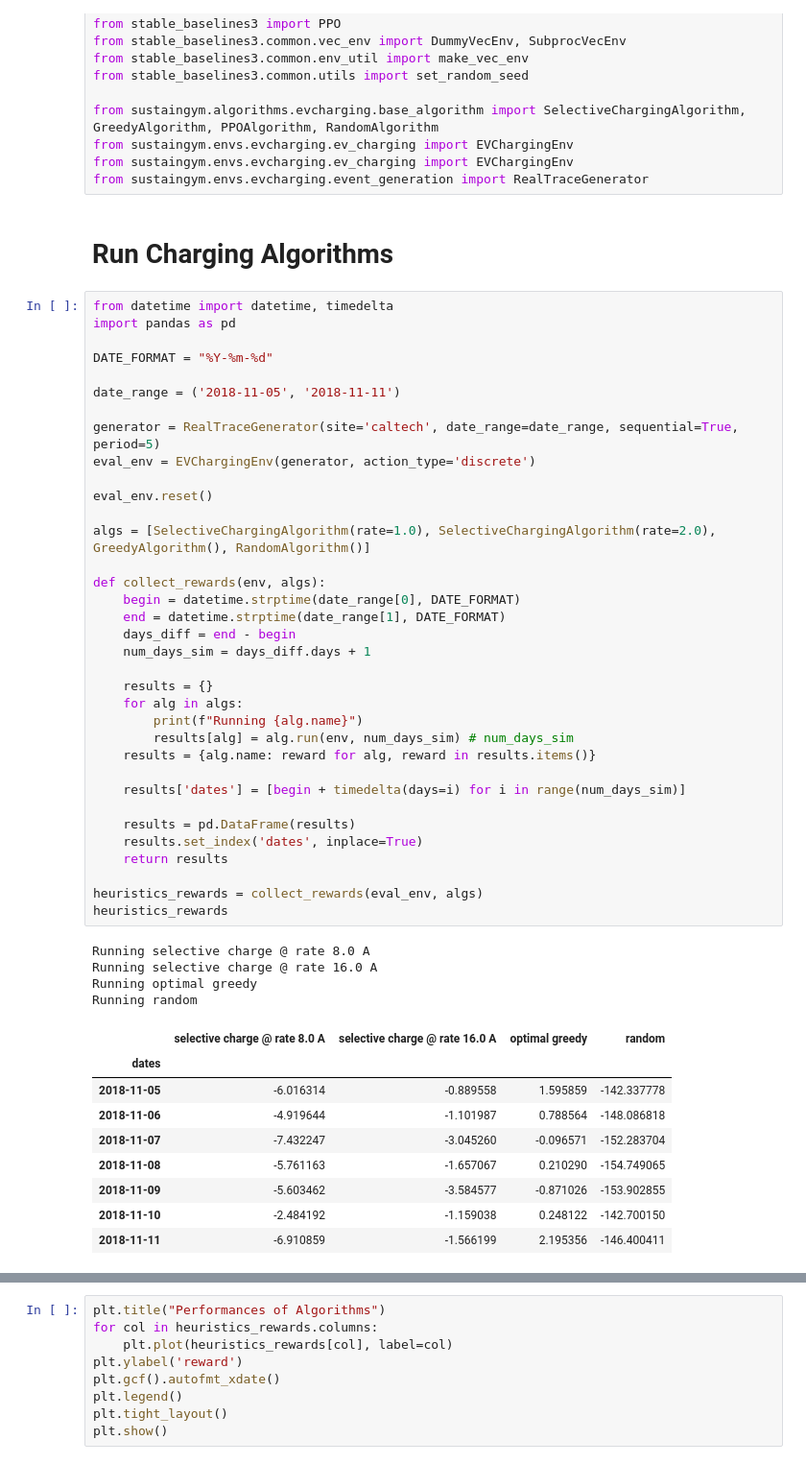
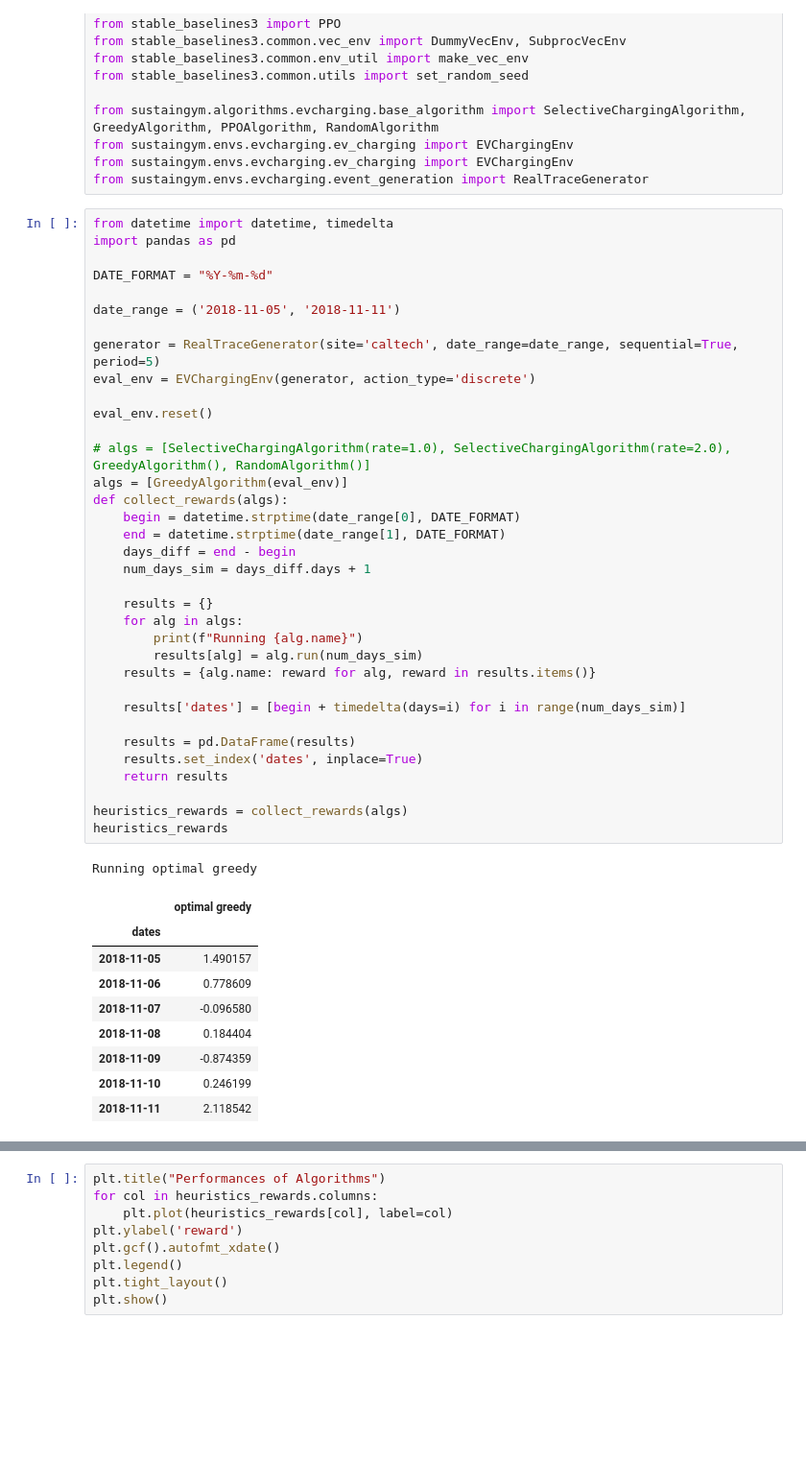
Before and after one commit to chrisyeh96/sustaingym, a Jupyter notebook: examples/baseline_algos.ipynb, the cells around one changed output, grey strips where cells are left out. Shown at 96% size. Saved outputs shown, nothing was run; the diff lists cells and outputs as text; blank space fills up the shorter version.

Commit message:
fix cvxpy in greedy optimal

```diff
--- a/examples/baseline_algos.ipynb
+++ b/examples/baseline_algos.ipynb
@@ -20,54 +20,49 @@ from sustaingym.algorithms.evcharging.base_algorithm import SelectiveChargingAlg
 from sustaingym.envs.evcharging.ev_charging import EVChargingEnv
 from sustaingym.envs.evcharging.ev_charging import EVChargingEnv
 from sustaingym.envs.evcharging.event_generation import RealTraceGenerator
-# %% [markdown]
-# Run Charging Algorithms
 # %%
 from datetime import datetime, timedelta
 import pandas as pd
 
 DATE_FORMAT = "%Y-%m-%d"
 
 date_range = ('2018-11-05', '2018-11-11')
 
 generator = RealTraceGenerator(site='caltech', date_range=date_range, sequential=True, period=5)
 eval_env = EVChargingEnv(generator, action_type='discrete')
 
 eval_env.reset()
 
-algs = [SelectiveChargingAlgorithm(rate=1.0), SelectiveChargingAlgorithm(rate=2.0), GreedyAlgorithm(), RandomAlgorithm()]
-
-def collect_rewards(env, algs):
+# algs = [SelectiveChargingAlgorithm(rate=1.0), SelectiveChargingAlgorithm(rate=2.0), GreedyAlgorithm(), RandomAlgorithm()]
+algs = [GreedyAlgorithm(eval_env)]
+def collect_rewards(algs):
     begin = datetime.strptime(date_range[0], DATE_FORMAT)
     end = datetime.strptime(date_range[1], DATE_FORMAT)
     days_diff = end - begin
     num_days_sim = days_diff.days + 1
 
     results = {}
     for alg in algs:
         print(f"Running {alg.name}")
-        results[alg] = alg.run(env, num_days_sim) # num_days_sim
+        results[alg] = alg.run(num_days_sim)
     results = {alg.name: reward for alg, reward in results.items()}
 
     results['dates'] = [begin + timedelta(days=i) for i in range(num_days_sim)]
 
     results = pd.DataFrame(results)
     results.set_index('dates', inplace=True)
     return results
 
-heuristics_rewards = collect_rewards(eval_env, algs)
+heuristics_rewards = collect_rewards(algs)
 heuristics_rewards
 # %% [output]
-Running selective charge @ rate 8.0 A
-Running selective charge @ rate 16.0 A
 Running optimal greedy
-Running random
-|  | selective charge @ rate 8.0 A | selective charge @ rate 16.0 A | optimal greedy | random |
-| dates |  |  |  |  |
-| 2018-11-05 | -6.016314 | -0.889558 | 1.595859 | -142.337778 |
-| 2018-11-06 | -4.919644 | -1.101987 | 0.788564 | -148.086818 |
-| 2018-11-07 | -7.432247 | -3.045260 | -0.096571 | -152.283704 |
-| 2018-11-08 | -5.761163 | -1.657067 | 0.210290 | -154.749065 |
-| 2018-11-09 | -5.603462 | -3.584577 | -0.871026 | -153.902855 |
-| 2018-11-10 | -2.484192 | -1.159038 | 0.248122 | -142.700150 |
-| 2018-11-11 | -6.910859 | -1.566199 | 2.195356 | -146.400411 |
+|  | optimal greedy |
+| dates |  |
+| 2018-11-05 | 1.490157 |
+| 2018-11-06 | 0.778609 |
+| 2018-11-07 | -0.096580 |
+| 2018-11-08 | 0.184404 |
+| 2018-11-09 | -0.874359 |
+| 2018-11-10 | 0.246199 |
+| 2018-11-11 | 2.118542 |
```
Also changed, not shown: parts of 1 cell of this notebook, 3 other files.
